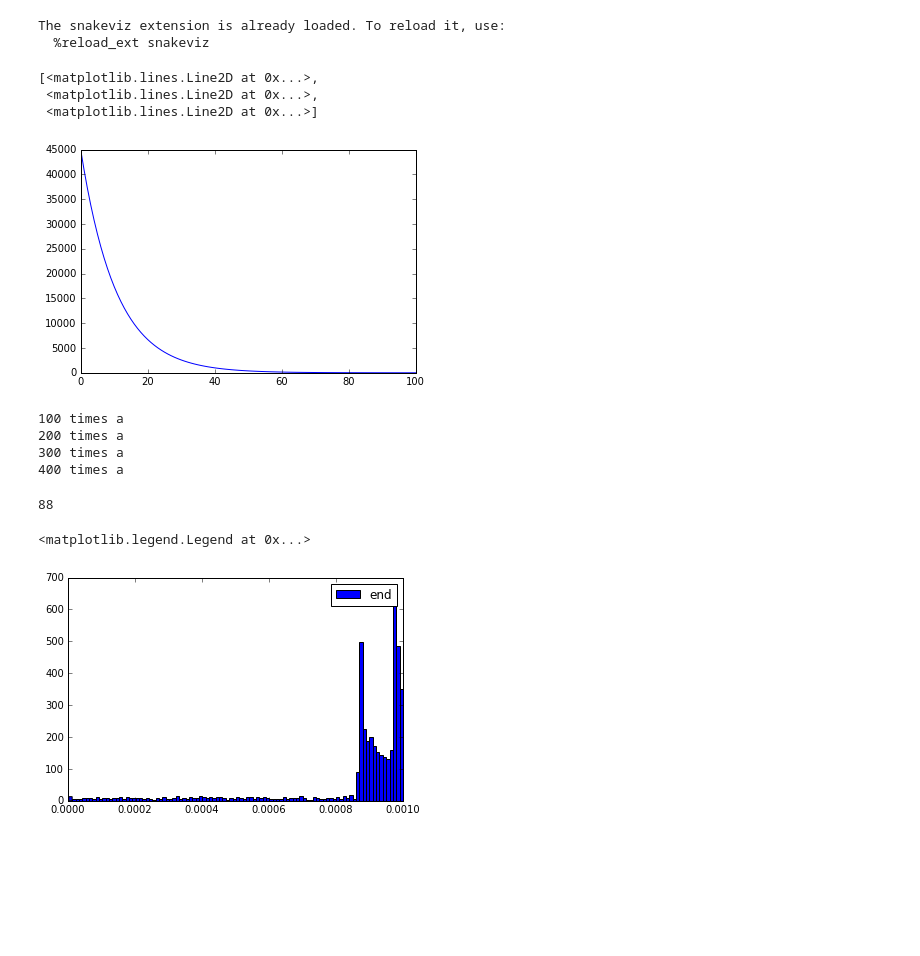
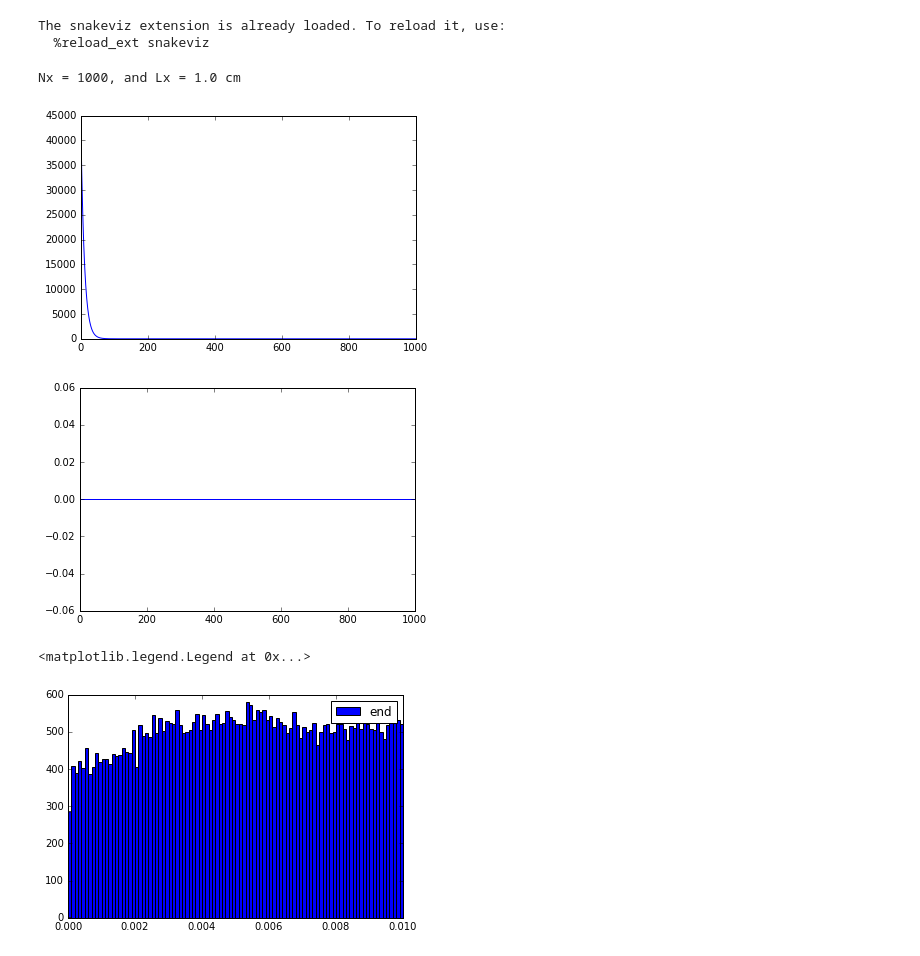
Before and after one commit to antoinetavant/1D_PIC, a Jupyter notebook: Main.ipynb, the cells around one changed output. Cells and saved outputs as stored; diff of their text form; code cells hidden in the pictures; blank space fills up the shorter version.

```diff
--- a/Main.ipynb
+++ b/Main.ipynb
@@ -20,21 +27,20 @@ The snakeviz extension is already loaded. To reload it, use:
   %reload_ext snakeviz
 # %%
 #parameters
-Nx = 100 #cell number
-Lx = 1e-3 #System length
+Lx = 1e-2 #System length
+dX = 1e-5 #dX in m
+Nx = int(Lx/dX)+1 #cell number
+Lx = Nx*dX
+print("Nx = {Nx}, and Lx = {Lx} cm".format(Nx = Nx, Lx = Lx*100))
+
 Npart = 50*Nx #particles number, in particle par cell
-
 n = 1e17  #[m^-3]
 dT = 1e-12 #time step
-
-Np = 500000;  #Number of particle to create
 Te = 20;     #[eV] Electron distribution temperature
-me = 9.109e-31; #[kg] electron mass
-q = 1.6021765650e-19; #[C] electron charge
-kb = 1.3806488e-23;  #Blozman constant
-eps_0 = 8.8548782e-12; #Vaccum permitivitty
-
 Ti = 5 #[eV]
-mi = 131*1.6726219e27 #[kg]
 
 L_De = np.sqrt(eps_0*Te/(q*n))
+
+dT = 1e-10 #time step
+# %% [output]
+Nx = 1000, and Lx = 1.0 cm
@@ -254,28 +47,28 @@ class plasma:
 # %%
 #Generate plasma
-Npart = 100*Nx
-pla = plasma(Nx,Npart,n)
+pla = plasma(dT,Nx,Lx,Npart,n,Te,Ti)
 #fix Electric field profile
 pla.E[:,0] = 45e3*np.exp(-pla.x_j/(L_De))
-pla.compute_rho()
+#pla.compute_rho()
 plt.plot(pla.E)
+plt.show()
+#plt.plot(pla.rho)
+#plt.show()
 # %% [output]
-[<matplotlib.lines.Line2D at 0x...>,
- <matplotlib.lines.Line2D at 0x...>,
- <matplotlib.lines.Line2D at 0x...>]
-[figure, old version]
+[figure, new version]
 # %%
 #plt.hist(pla.ele.x,label="start",bins=Nx);
-Nt = 500
+Nt = 10
 n_av = 100
 a = 1.2
-dT = 1e-10 #time step
 plt.plot(pla.ne);
 
 for i in np.arange(Nt):
     pla.pusher()
     pla.compute_rho()
 
+
+    #We need to had boundary
     if i > 1 and i%n_av ==0:
         ie = pla.history["Ie_w"][-n_av:]
         ii = pla.history["Ii_w"][-n_av:]
@@ -288,17 +81,10 @@ for i in np.arange(Nt):
 
         plt.plot(pla.ne);
 # %% [output]
-100 times a
-200 times a
-300 times a
-400 times a
+[figure, added]
-# %%
-np.argwhere(pla.x_j>pla.ele.x[i])
-# %% [output]
-88
 # %%
-plt.hist(pla.ele.x,label="end",bins=Nx);
+plt.hist(pla.ele.x,label="end",bins=100);
 plt.legend()
 # %% [output]
 <matplotlib.legend.Legend at 0x...>
-[figure, old version]
+[figure, new version]
```
Also changed, not shown: parts of 4 cells of this notebook, 4 other files.
